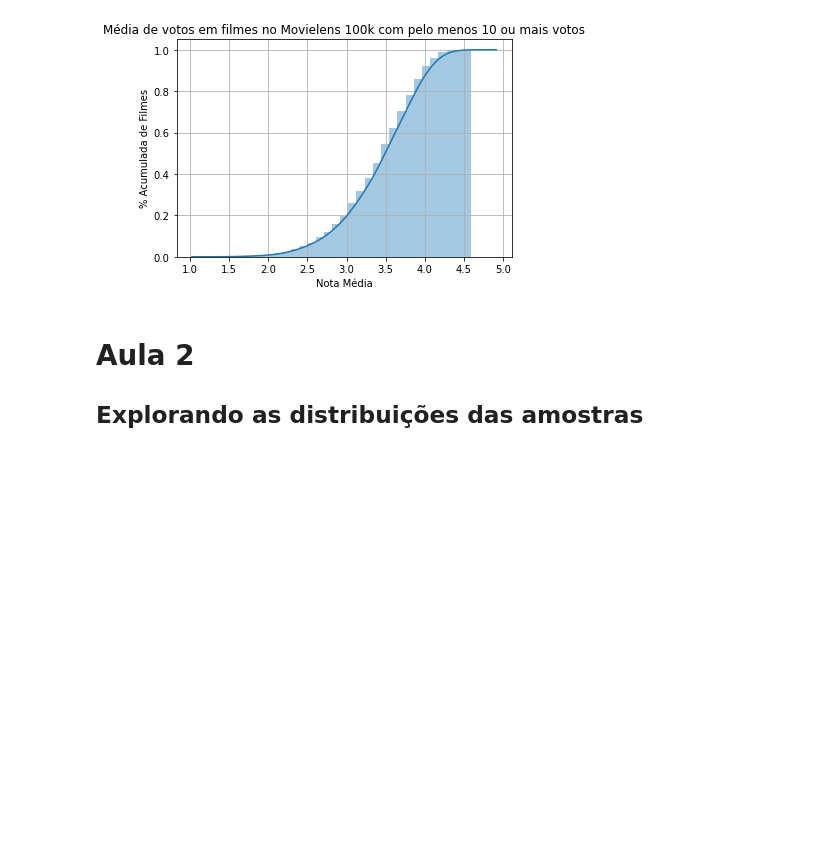
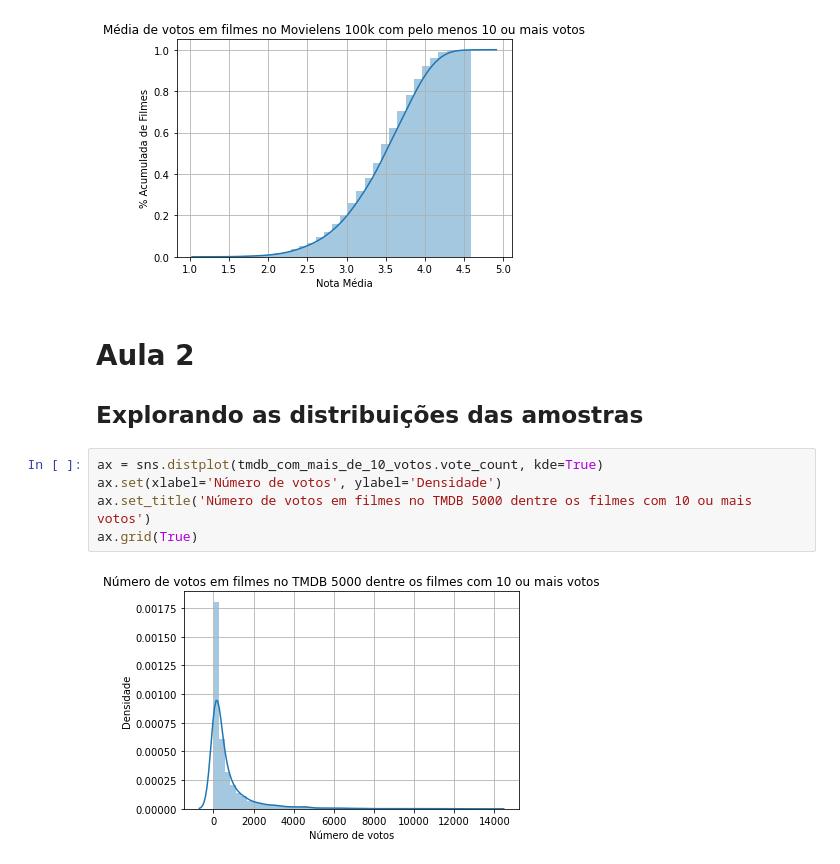
Before and after one commit to Julio-Cezar-Candido/Curso-Data-Science-Introducao-a-testes-estatisticos-com-Python, a Jupyter notebook: Aulas.ipynb, the cells around one changed output. Drawn from its saved outputs; the diff is of its cells as text; blank space fills up the shorter version.

```diff
--- a/Aulas.ipynb
+++ b/Aulas.ipynb
@@ -184,3 +192,10 @@ ax.grid(True)
 # Aula 2
 
 ## Explorando as distribuições das amostras
+# %%
+ax = sns.distplot(tmdb_com_mais_de_10_votos.vote_count, kde=True)
+ax.set(xlabel='Número de votos', ylabel='Densidade')
+ax.set_title('Número de votos em filmes no TMDB 5000 dentre os filmes com 10 ou mais votos')
+ax.grid(True)
+# %% [output]
+[figure, added]
```
Also changed, not shown: parts of 44 cells of this notebook.
